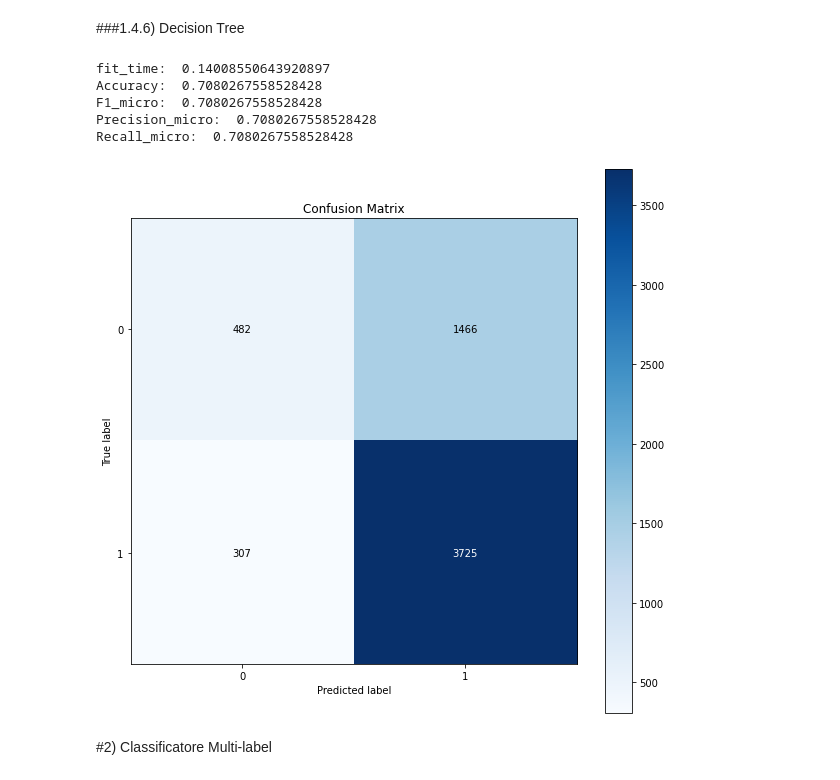
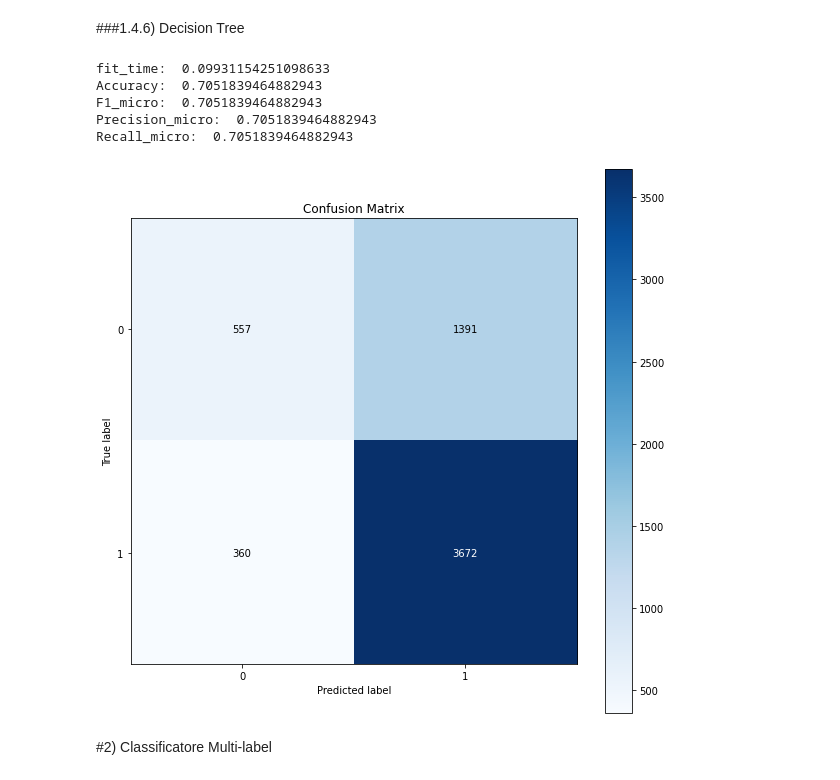
Before and after one commit to xDaryamo/NFR-Security-Extraction-Classification, a Jupyter notebook: NFR_Classification_Categorization_Tokenizer.ipynb, the cells around one changed output. Saved outputs shown, nothing was run; the diff lists cells and outputs as text; code cells hidden in the pictures.

```diff
--- a/NFR_Classification_Categorization_Tokenizer.ipynb
+++ b/NFR_Classification_Categorization_Tokenizer.ipynb
@@ -511,34 +511,34 @@ Recall_micro:  0.6963210702341138
 # %%
 X = sec_df["enc_all"].to_list()
 y = sec_df['Security']
 y = y.astype('int')
 
-dt = DecisionTreeClassifier(max_features='sqrt',max_depth=7,criterion='entropy',ccp_alpha=0.001)
+dt = DecisionTreeClassifier(max_features='log2',max_depth=8,criterion='gini',ccp_alpha=0.001)
 
 scoring = {'accuracy': 'accuracy',
            'f1': 'f1_micro',
            'precision': 'precision_micro',
            'recall': 'recall_micro'}
 dt_scores = cross_validate(dt, X, y, scoring=scoring, cv=cv)
 print("fit_time: ",np.mean(dt_scores['fit_time']))
 print("Accuracy: ",np.mean(dt_scores['test_accuracy']))
 print("F1_micro: ",np.mean(dt_scores['test_f1']))
 print("Precision_micro: ",np.mean(dt_scores['test_precision']))
 print("Recall_micro: ",np.mean(dt_scores['test_recall']))
 
 predictions = cross_val_predict(dt, X, y,cv=cv)
 
 fig, ax = plt.subplots(figsize=(10, 10))
 
 ax2 = skplt.metrics.plot_confusion_matrix(y, predictions,cmap=plt.cm.Blues, ax=ax)
 plt.show()
 # %% [output]
-fit_time:  0.14008550643920897
-Accuracy:  0.7080267558528428
-F1_micro:  0.7080267558528428
-Precision_micro:  0.7080267558528428
-Recall_micro:  0.7080267558528428
+fit_time:  0.09931154251098633
+Accuracy:  0.7051839464882943
+F1_micro:  0.7051839464882943
+Precision_micro:  0.7051839464882943
+Recall_micro:  0.7051839464882943
-[figure, old version]
+[figure, new version]
 # %% [markdown]
 #2) Classificatore Multi-label
 # %% [markdown]
```
Also changed, not shown: parts of 36 cells of this notebook.
